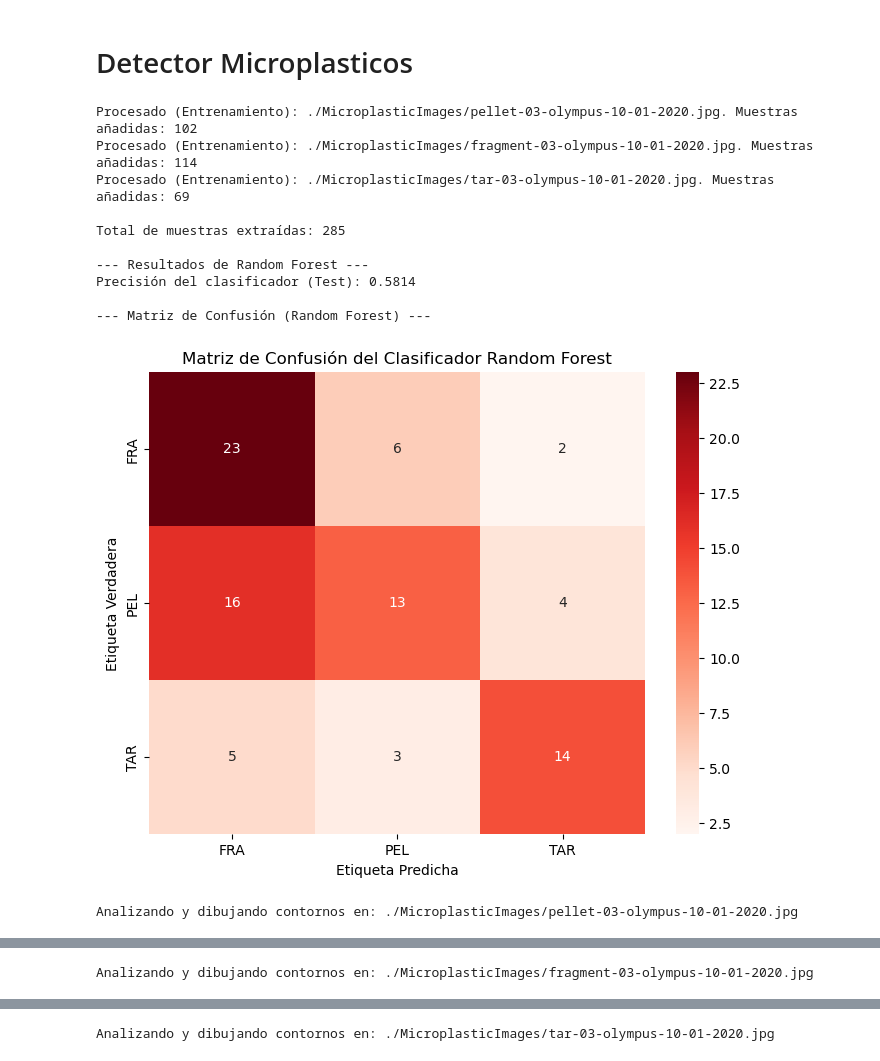
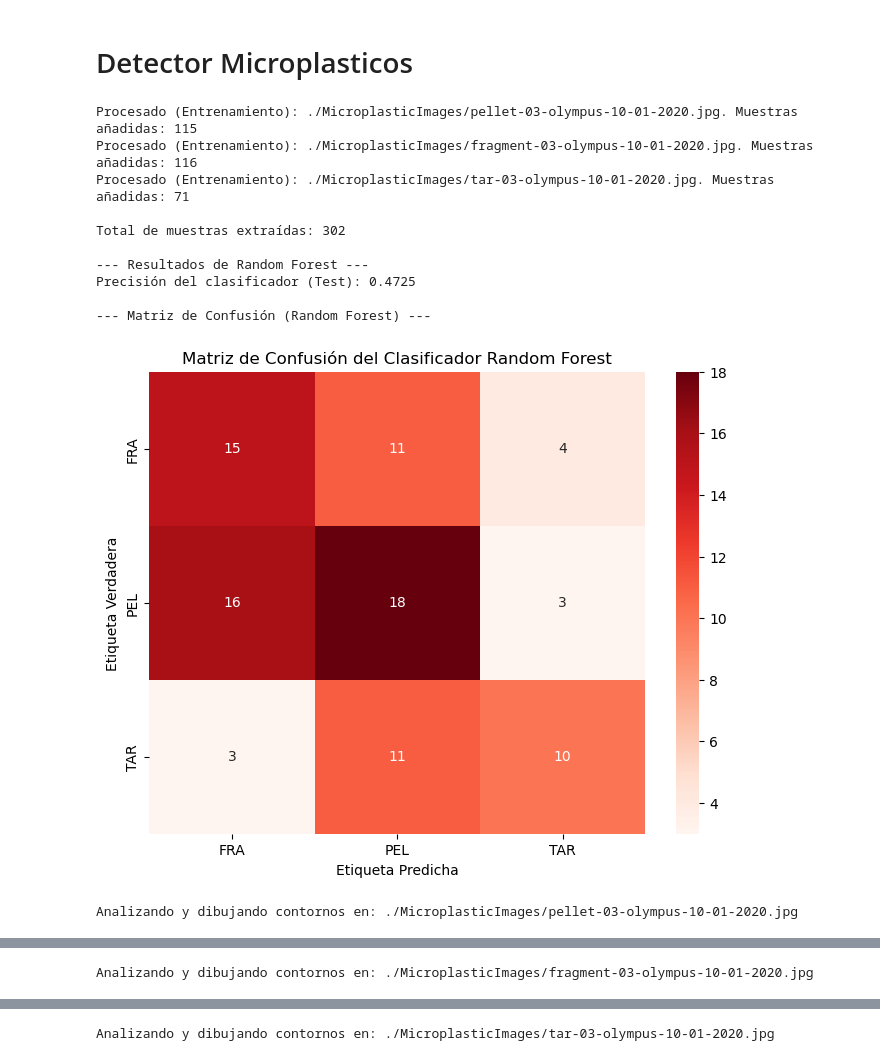
Before and after one commit to AndreaSantaloz/ThirdPracticeVC, a Jupyter notebook: entrega.ipynb, the cells around one changed output, grey strips where cells are left out. Cells and saved outputs as stored; diff of their text form; code cells hidden in the pictures.

Commit message:
Upload Microplastic clasificcator

```diff
--- a/entrega.ipynb
+++ b/entrega.ipynb
@@ -84,7 +84,6 @@ color_map_bgr = {
 
 # --- 2. Función de Extracción de Características para el Entrenamiento ---
 def process_image_for_training(image_path, true_label_code):
-    """Carga, preprocesa, extrae características (Área/Perímetro) de CADA contorno."""
 
     img_bgr = cv2.imread(image_path)
     if img_bgr is None:
@@ -99,10 +98,6 @@ def process_image_for_training(image_path, true_label_code):
     thresh = cv2.adaptiveThreshold(img_blur, 255, cv2.ADAPTIVE_THRESH_GAUSSIAN_C,
                                    cv2.THRESH_BINARY_INV, 21, 5)
 
-    # Operación morfológica para mejorar los contornos
-    kernel = np.ones((3,3),np.uint8)
-    thresh = cv2.morphologyEx(thresh, cv2.MORPH_CLOSE, kernel)
-    # ---------------------------------------------------------------------
 
     # Encontrar contornos: clave para objetos individuales
     contours, _ = cv2.findContours(thresh, cv2.RETR_EXTERNAL, cv2.CHAIN_APPROX_SIMPLE)
@@ -199,37 +194,37 @@ def predict_and_draw_contours(image_path, classifier, features_cols):
             color = color_map_bgr.get(predicted_label_code, (255, 255, 255))
 
             # --- DIBUJAR CONTORNO Y CLASIFICACIÓN ---
             cv2.drawContours(img_with_predictions, [c], -1, color, 3)
 
             # Poner el texto de la clase predicha cerca del objeto
             M = cv2.moments(c)
             if M["m00"] != 0:
                 cX = int(M["m10"] / M["m00"])
                 cY = int(M["m01"] / M["m00"])
                 cv2.putText(img_with_predictions, predicted_class, (cX - 20, cY - 10),
                             cv2.FONT_HERSHEY_SIMPLEX, 0.6, color, 2)
 
     # 5. Mostrar el resultado
     plt.figure(figsize=(10, 5))
     plt.title(f"Clasificación Visual Individual (RF) - {image_path.split('/')[-1]}")
     plt.imshow(cv2.cvtColor(img_with_predictions, cv2.COLOR_BGR2RGB))
     plt.show()
 
 # --- 5. Ejecutar la Predicción y Visualización para las 3 Imágenes ---
 
 for item in images_data:
     # Usar el nuevo modelo Random Forest
     predict_and_draw_contours(item["path"], rf_model, X.columns)
 # %% [output]
-Procesado (Entrenamiento): ./MicroplasticImages/pellet-03-olympus-10-01-2020.jpg. Muestras añadidas: 102
-Procesado (Entrenamiento): ./MicroplasticImages/fragment-03-olympus-10-01-2020.jpg. Muestras añadidas: 114
-Procesado (Entrenamiento): ./MicroplasticImages/tar-03-olympus-10-01-2020.jpg. Muestras añadidas: 69
+Procesado (Entrenamiento): ./MicroplasticImages/pellet-03-olympus-10-01-2020.jpg. Muestras añadidas: 115
+Procesado (Entrenamiento): ./MicroplasticImages/fragment-03-olympus-10-01-2020.jpg. Muestras añadidas: 116
+Procesado (Entrenamiento): ./MicroplasticImages/tar-03-olympus-10-01-2020.jpg. Muestras añadidas: 71
 
-Total de muestras extraídas: 285
+Total de muestras extraídas: 302
 
 --- Resultados de Random Forest ---
-Precisión del clasificador (Test): 0.5814
+Precisión del clasificador (Test): 0.4725
 
 --- Matriz de Confusión (Random Forest) ---
-[figure, old version]
+[figure, new version]
 Analizando y dibujando contornos en: ./MicroplasticImages/pellet-03-olympus-10-01-2020.jpg
```
Also changed, not shown: parts of 1 cell of this notebook.
